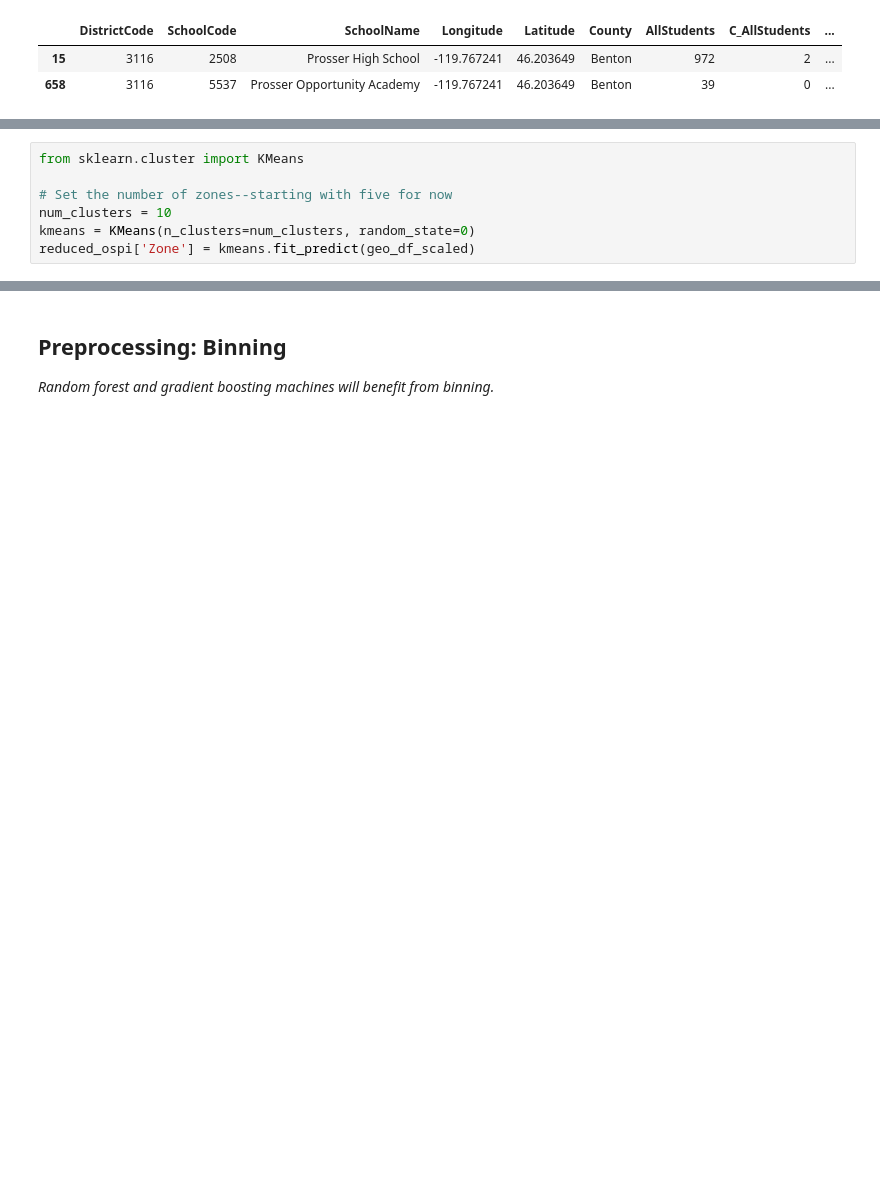
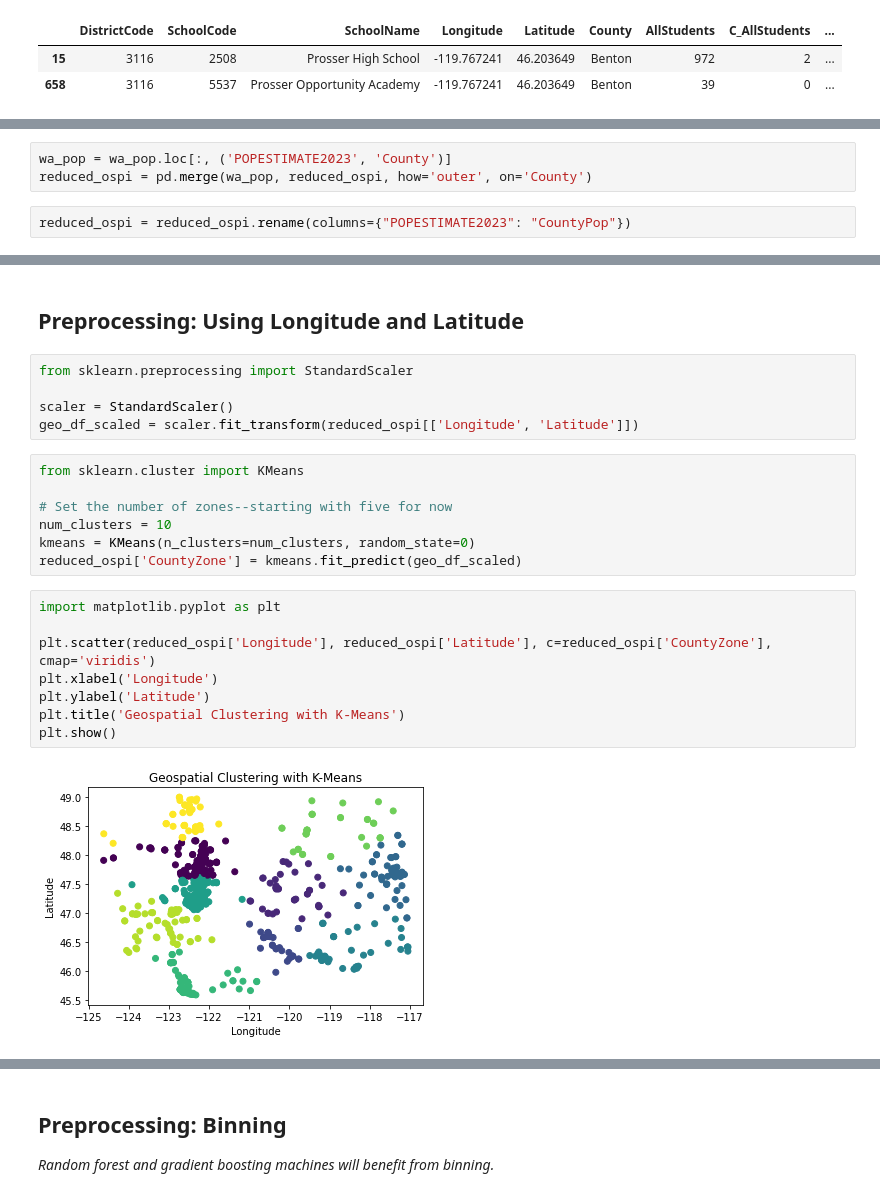
Before and after one commit to brinkbrink/WA_CS_v2, a Jupyter notebook: SchoolAnalysis.ipynb, the cells around one changed output, grey strips where cells are left out. Drawn from its saved outputs; the diff is of its cells as text; blank space fills up the shorter version.

```diff
--- a/SchoolAnalysis.ipynb
+++ b/SchoolAnalysis.ipynb
@@ -241,7 +209,0 @@ geo_df_scaled = scaler.fit_transform(reduced_ospi[['Longitude', 'Latitude']])
-# %%
-from sklearn.cluster import KMeans
-
-# Set the number of zones--starting with five for now
-num_clusters = 10
-kmeans = KMeans(n_clusters=num_clusters, random_state=0)
-reduced_ospi['Zone'] = kmeans.fit_predict(geo_df_scaled)
@@ -259,0 +222,5 @@ This did not improve the random forest accuracy.
+# %%
+wa_pop = wa_pop.loc[:, ('POPESTIMATE2023', 'County')]
+reduced_ospi = pd.merge(wa_pop, reduced_ospi, how='outer', on='County')
+# %%
+reduced_ospi = reduced_ospi.rename(columns={"POPESTIMATE2023": "CountyPop"})
@@ -259,0 +236,24 @@ This did not improve the random forest accuracy.
+# %% [markdown]
+## Preprocessing: Using Longitude and Latitude
+# %%
+from sklearn.preprocessing import StandardScaler
+
+scaler = StandardScaler()
+geo_df_scaled = scaler.fit_transform(reduced_ospi[['Longitude', 'Latitude']])
+# %%
+from sklearn.cluster import KMeans
+
+# Set the number of zones--starting with five for now
+num_clusters = 10
+kmeans = KMeans(n_clusters=num_clusters, random_state=0)
+reduced_ospi['CountyZone'] = kmeans.fit_predict(geo_df_scaled)
+# %%
+import matplotlib.pyplot as plt
+
+plt.scatter(reduced_ospi['Longitude'], reduced_ospi['Latitude'], c=reduced_ospi['CountyZone'], cmap='viridis')
+plt.xlabel('Longitude')
+plt.ylabel('Latitude')
+plt.title('Geospatial Clustering with K-Means')
+plt.show()
+# %% [output]
+[figure, added]
```
Also changed, not shown: parts of 46 cells of this notebook.
